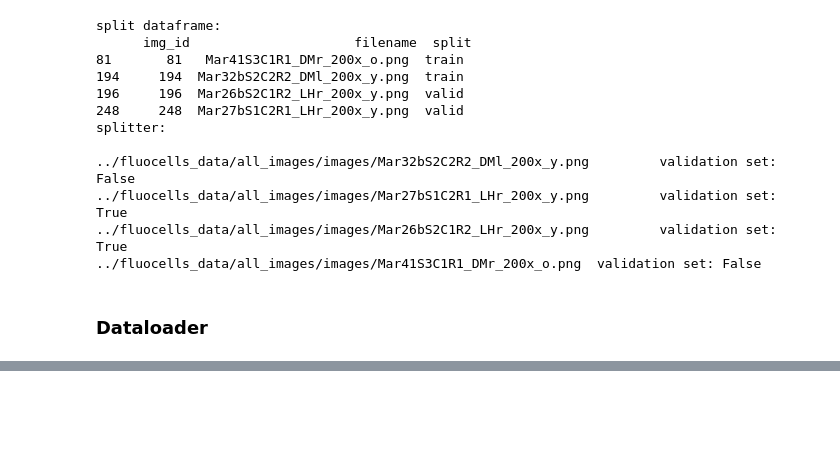
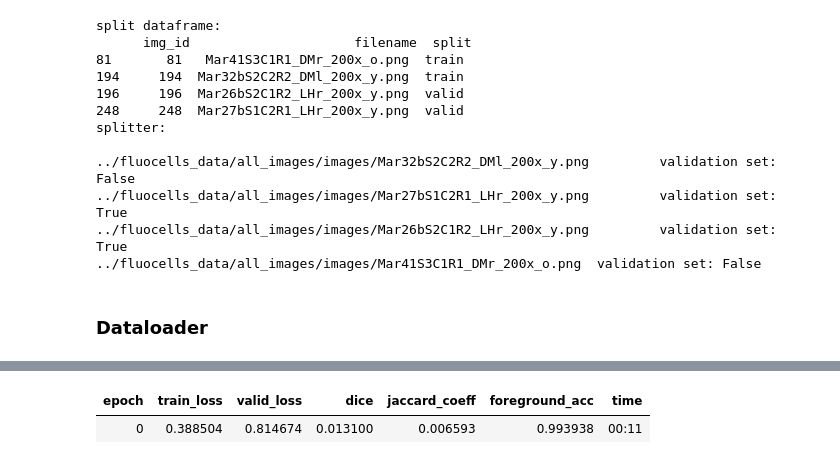
Before and after one commit to DeepLearningItalia/Cell_Counting_Res_UNet, a Jupyter notebook: notebooks/03.04 - Training - Training loop.ipynb, the cells around one changed output, grey strips where cells are left out. Cells and saved outputs as stored; diff of their text form; code cells hidden in the pictures; blank space fills up the shorter version.

```diff
--- a/notebooks/03.04 - Training - Training loop.ipynb
+++ b/notebooks/03.04 - Training - Training loop.ipynb
@@ -150,0 +423,5 @@ torch.Size([2, 3, 224, 224]) torch.Size([2, 224, 224])
+# %%
+learn.fit_one_cycle(n_epoch=1, lr_max=cfg.lr)
+# %% [output]
+| epoch | train_loss | valid_loss | dice | jaccard_coeff | foreground_acc | time |
+| 0 | 0.388504 | 0.814674 | 0.013100 | 0.006593 | 0.993938 | 00:11 |
```
Also changed, not shown: parts of 24 cells of this notebook.
